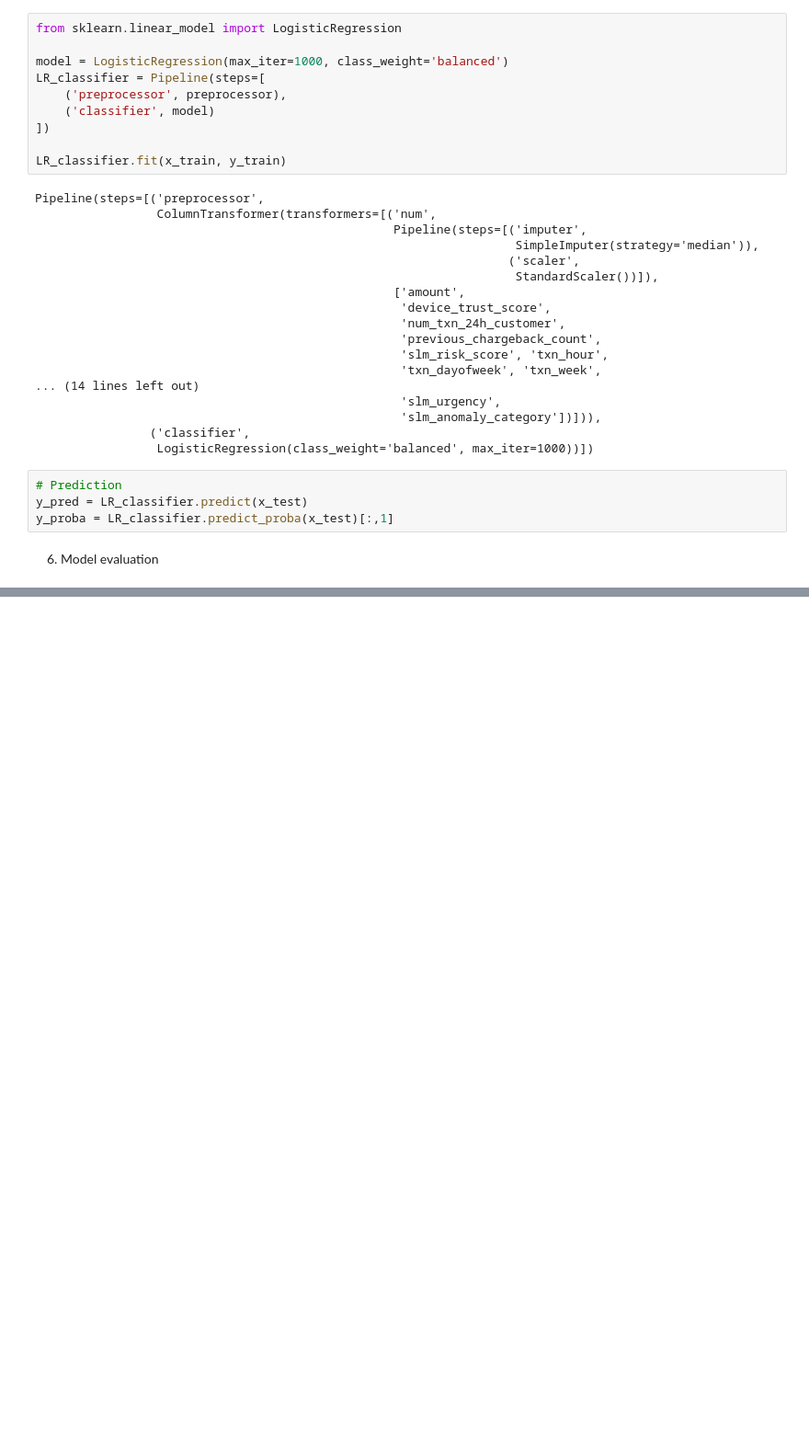
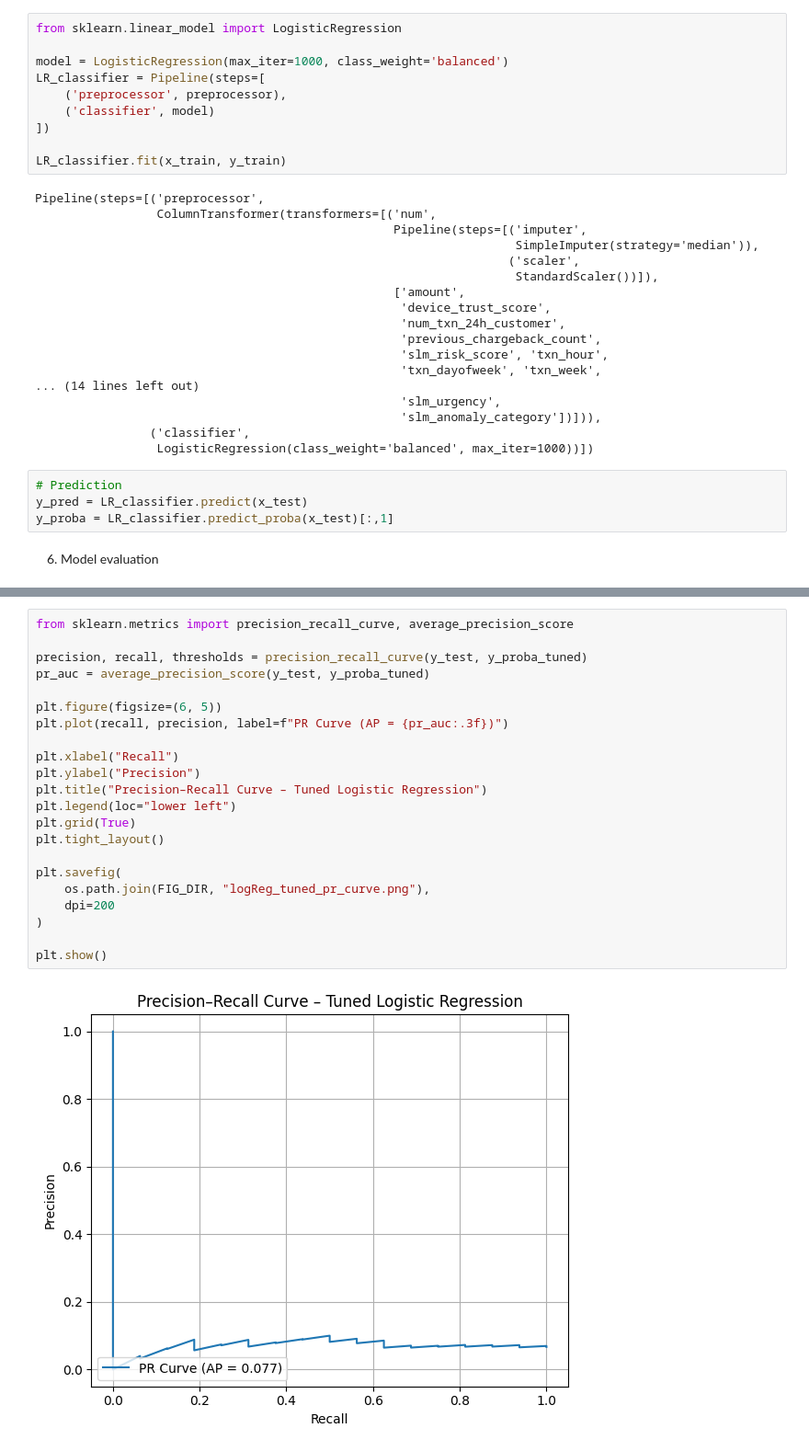
Before and after one commit to Aliff00/um-wie3007-data-mining-group14, a Jupyter notebook: notebooks/logistic_regression.ipynb, the cells around one changed output, grey strips where cells are left out. Shown at 92% size. Saved outputs shown, nothing was run; the diff lists cells and outputs as text; blank space fills up the shorter version.

```diff
--- a/notebooks/logistic_regression.ipynb
+++ b/notebooks/logistic_regression.ipynb
@@ -165,0 +325,24 @@ weighted avg     0.8855    0.6458    0.7345       240
+# %%
+from sklearn.metrics import precision_recall_curve, average_precision_score
+
+precision, recall, thresholds = precision_recall_curve(y_test, y_proba_tuned)
+pr_auc = average_precision_score(y_test, y_proba_tuned)
+
+plt.figure(figsize=(6, 5))
+plt.plot(recall, precision, label=f"PR Curve (AP = {pr_auc:.3f})")
+
+plt.xlabel("Recall")
+plt.ylabel("Precision")
+plt.title("Precision–Recall Curve – Tuned Logistic Regression")
+plt.legend(loc="lower left")
+plt.grid(True)
+plt.tight_layout()
+
+plt.savefig(
+    os.path.join(FIG_DIR, "logReg_tuned_pr_curve.png"),
+    dpi=200
+)
+
+plt.show()
+# %% [output]
+[figure, added]
```
Also changed, not shown: parts of 14 cells of this notebook, 4 other files.
